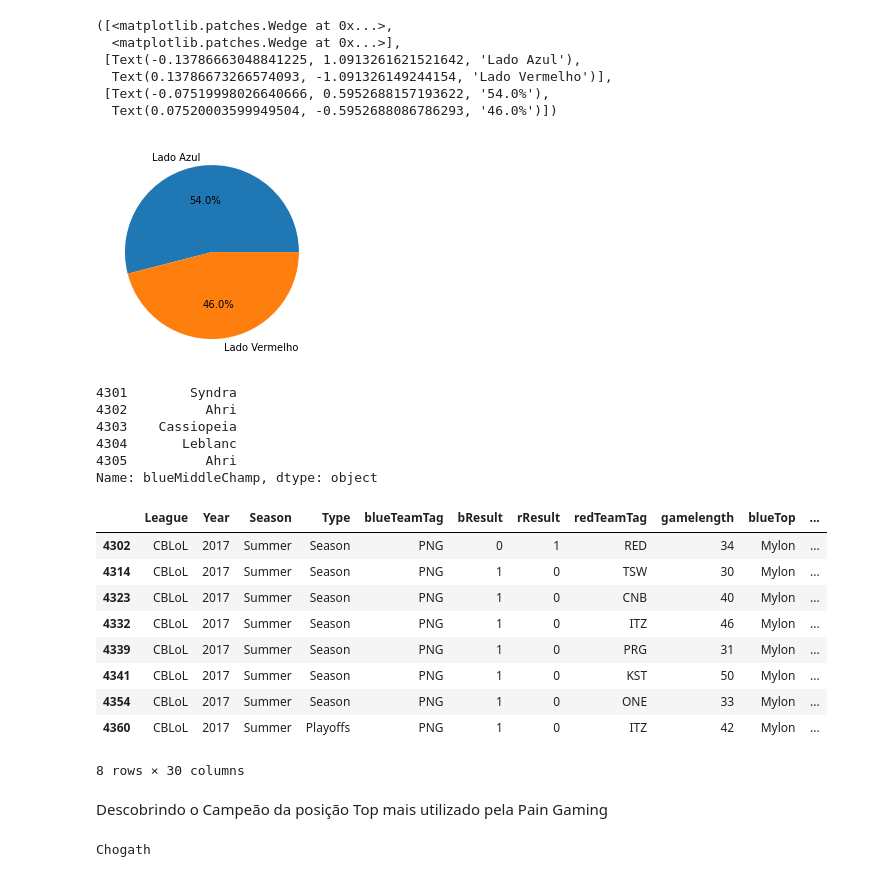
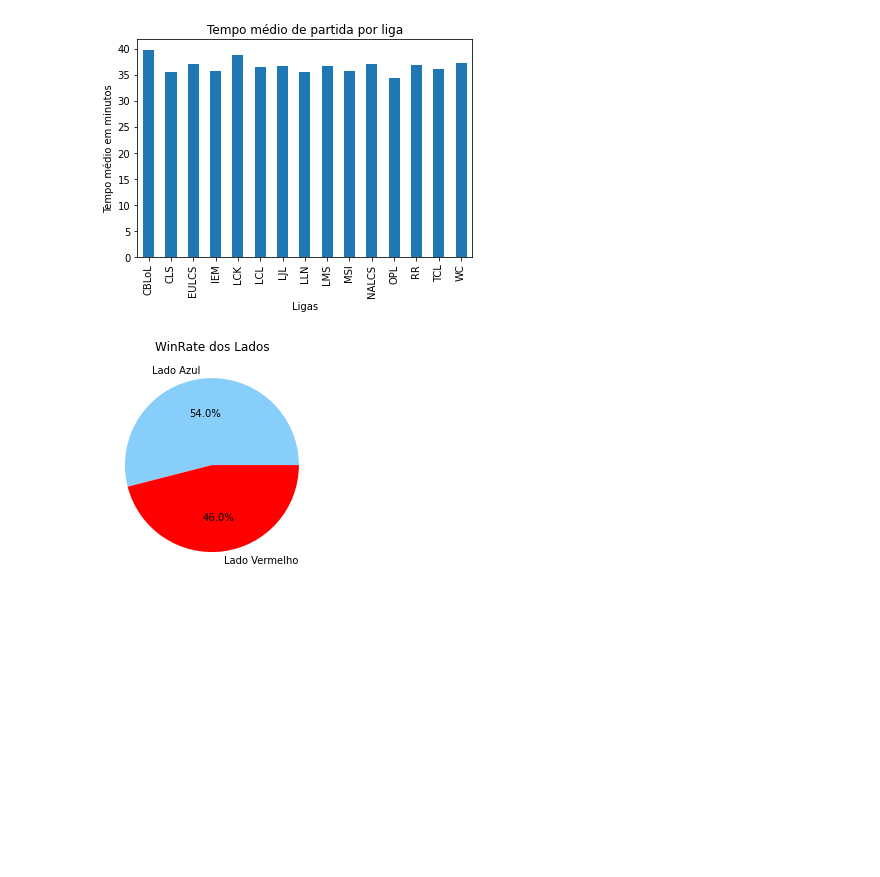
Before and after one commit to gustavosmont/Projeto-Analise-de-Dados-LoL, a Jupyter notebook: datasetdelol.ipynb, the cells around one changed output. Drawn from its saved outputs; the diff is of its cells as text; code cells hidden in the pictures; blank space fills up the shorter version.

```diff
--- a/datasetdelol.ipynb
+++ b/datasetdelol.ipynb
@@ -10,35 +68,18 @@ dataset = pd.read_csv(file)
+# %%
+#Problema 5: Tempo médio de partida por liga
+dataset.groupby('League').gamelength.mean().plot(kind='bar')
+plt.title('Tempo médio de partida por liga')
+plt.xlabel('Ligas')
+plt.ylabel('Tempo médio em minutos')
+plt.show()
+# %% [output]
+[figure, added]
 # %%
+#Problema 6: WinRate (percentual de vitórias) do lado Vermelho e lado Azul referente ao Competitivo de 2015 a 2018
 pazul = '{:2.2}'.format(dataset.bResult.mean())
 pvermelho = '{:2.2}'.format(dataset.rResult.mean())
-plt.pie([pazul,pvermelho],labels=['Lado Azul', 'Lado Vermelho'],autopct='%1.1f%%')
+plt.pie([pazul,pvermelho],labels=['Lado Azul', 'Lado Vermelho'],colors=['lightskyblue', 'red'],autopct='%1.1f%%')
+plt.title('WinRate dos Lados')
+plt.show()
 # %% [output]
-([<matplotlib.patches.Wedge at 0x...>,
-  <matplotlib.patches.Wedge at 0x...>],
- [Text(-0.13786663048841225, 1.0913261621521642, 'Lado Azul'),
-  Text(0.13786673266574093, -1.091326149244154, 'Lado Vermelho')],
- [Text(-0.07519998026640666, 0.5952688157193622, '54.0%'),
-  Text(0.07520003599949504, -0.5952688086786293, '46.0%')])
-[figure, old version]
+[figure, new version]
-# %%
-CBLol2017 = dataset[(dataset.League == 'CBLoL') & (dataset.Year == 2017) & (dataset.Season == 'Summer')]
-CBLol2017['blueMiddleChamp'].head()
-# %% [output]
-4301        Syndra
-4302          Ahri
-4303    Cassiopeia
-4304       Leblanc
-4305          Ahri
-Name: blueMiddleChamp, dtype: object
-# %%
-painblue = CBLol2017[(CBLol2017.blueTeamTag == 'PNG')]
-# %% [output]
-|  | League | Year | Season | Type | blueTeamTag | bResult | rResult | redTeamTag | gamelength | blueTop | ... |
-| 4302 | CBLoL | 2017 | Summer | Season | PNG | 0 | 1 | RED | 34 | Mylon | ... |
-| 4314 | CBLoL | 2017 | Summer | Season | PNG | 1 | 0 | TSW | 30 | Mylon | ... |
-| 4323 | CBLoL | 2017 | Summer | Season | PNG | 1 | 0 | CNB | 40 | Mylon | ... |
-| 4332 | CBLoL | 2017 | Summer | Season | PNG | 1 | 0 | ITZ | 46 | Mylon | ... |
-| 4339 | CBLoL | 2017 | Summer | Season | PNG | 1 | 0 | PRG | 31 | Mylon | ... |
-| 4341 | CBLoL | 2017 | Summer | Season | PNG | 1 | 0 | KST | 50 | Mylon | ... |
-| 4354 | CBLoL | 2017 | Summer | Season | PNG | 1 | 0 | ONE | 33 | Mylon | ... |
-| 4360 | CBLoL | 2017 | Summer | Playoffs | PNG | 1 | 0 | ITZ | 42 | Mylon | ... |
-8 rows × 30 columns
@@ -47,14 +85,0 @@ painred = CBLol2017[(CBLol2017.redTeamTag == 'PNG')]
-# %% [markdown]
-Descobrindo o Campeão da posição Top mais utilizado pela Pain Gaming
-# %%
-if (painred.redTopChamp.describe().freq > painblue.blueTopChamp.describe().freq):
-    print(painred.redTopChamp.describe().top)
-elif (painred.redTopChamp.describe().freq < painblue.blueTopChamp.describe().freq):
-    print(painblue.blueTopChamp.describe().top)
-else:
-    if(painblue.blueTopChamp.describe().top == painred.redTopChamp.describe().top):
-        print(painblue.blueTopChamp.describe().top)
-    else:
-        print(painblue.blueTopChamp.describe().top,"/",painred.redTopChamp.describe().top)
-# %% [output]
-Chogath
```
Also changed, not shown: parts of 24 cells of this notebook, 1 other file.
